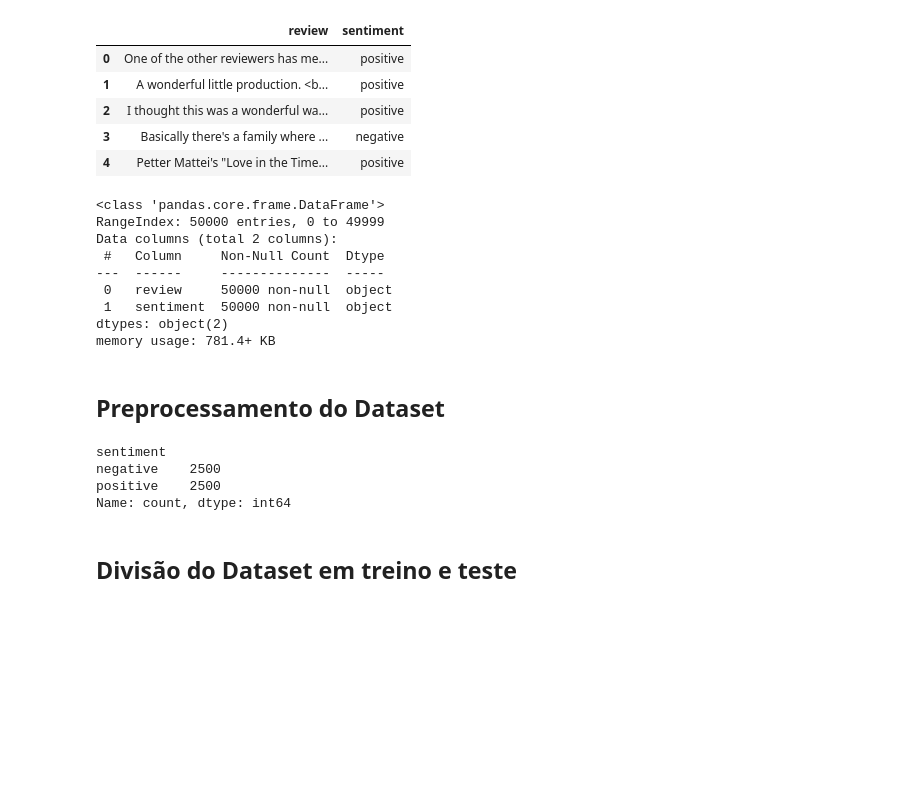
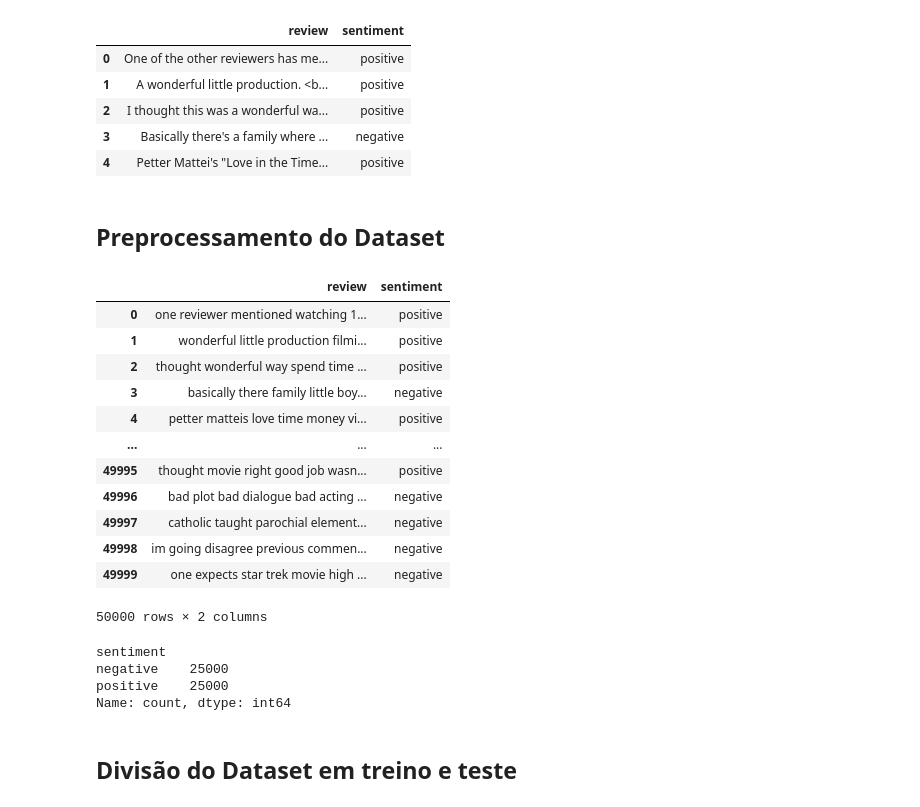
Before and after one commit to RafaelBastos44/TCC, a Jupyter notebook: text_classification/sklearn_models/sklearn_binary1.ipynb, the cells around one changed output. Saved outputs shown, nothing was run; the diff lists cells and outputs as text; code cells hidden in the pictures; blank space fills up the shorter version.

```diff
--- a/text_classification/sklearn_models/sklearn_binary1.ipynb
+++ b/text_classification/sklearn_models/sklearn_binary1.ipynb
@@ -35,27 +45,47 @@ df.head()
 | 2 | I thought this was a wonderful wa... | positive |
 | 3 | Basically there's a family where ... | negative |
 | 4 | Petter Mattei's "Love in the Time... | positive |
-# %%
-df.info()
-# %% [output]
-<class 'pandas.core.frame.DataFrame'>
-RangeIndex: 50000 entries, 0 to 49999
-Data columns (total 2 columns):
- #   Column     Non-Null Count  Dtype
----  ------     --------------  -----
- 0   review     50000 non-null  object
- 1   sentiment  50000 non-null  object
-dtypes: object(2)
-memory usage: 781.4+ KB
 # %% [markdown]
 ## Preprocessamento do Dataset
+# %%
+stop_words = set(nltk.corpus.stopwords.words('english'))
+lemmatizer = nltk.stem.WordNetLemmatizer()
+
+def preprocess_text(text):
+    text = text.lower()
+
+    text = re.sub(r'<.*?>', '', text) # remove html tags, frequently found in dataset
+    text = re.sub(r'[^\w\s]', '', text)
+
+    words = text.split()
+    words = [word for word in words if word not in stop_words]
+    words = [lemmatizer.lemmatize(word) for word in words]
+
+    return ' '.join(words)
+
+df['review'] = df['review'].apply(preprocess_text)
+df
+# %% [output]
+|  | review | sentiment |
+| 0 | one reviewer mentioned watching 1... | positive |
+| 1 | wonderful little production filmi... | positive |
+| 2 | thought wonderful way spend time ... | positive |
+| 3 | basically there family little boy... | negative |
+| 4 | petter matteis love time money vi... | positive |
+| ... | ... | ... |
+| 49995 | thought movie right good job wasn... | positive |
+| 49996 | bad plot bad dialogue bad acting ... | negative |
+| 49997 | catholic taught parochial element... | negative |
+| 49998 | im going disagree previous commen... | negative |
+| 49999 | one expects star trek movie high ... | negative |
+50000 rows × 2 columns
 # %%
-df = df.groupby('sentiment').apply(lambda x: x.sample(frac=0.1)).reset_index(drop=True)
+df = df.groupby('sentiment').apply(lambda x: x.sample(frac=1)).reset_index(drop=True)
 df['sentiment'].value_counts()
 # %% [output]
 sentiment
-negative    2500
-positive    2500
+negative    25000
+positive    25000
 Name: count, dtype: int64
 # %% [markdown]
 ## Divisão do Dataset em treino e teste
```
Also changed, not shown: parts of 7 cells of this notebook, 17 other files.
